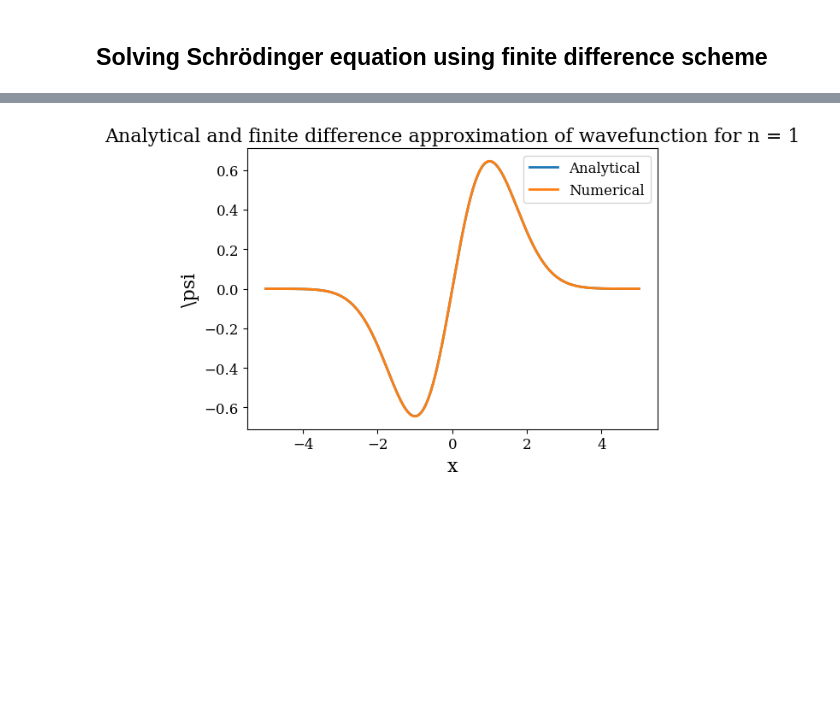
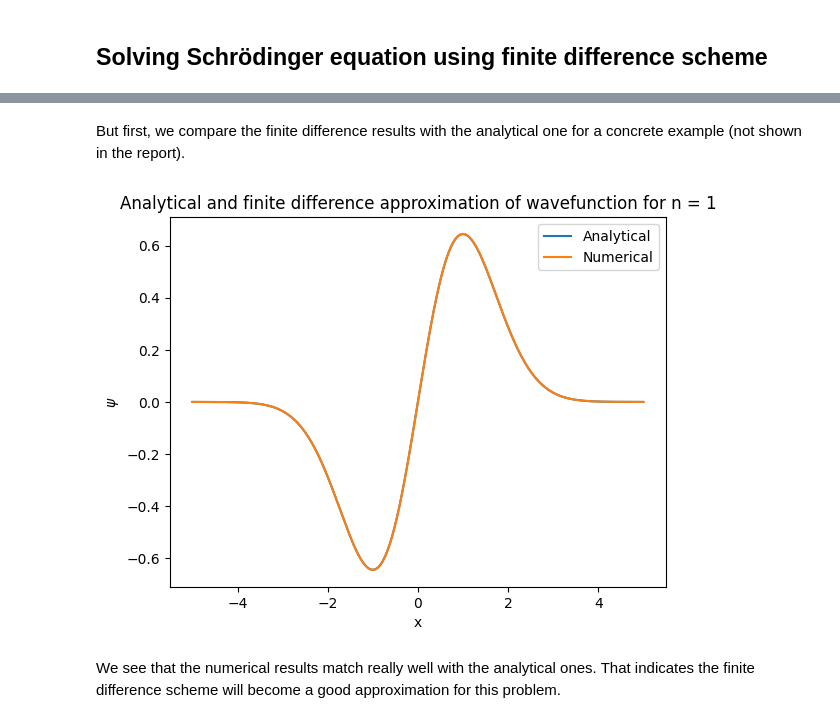
Before and after one commit to fredeco-gh/FYS-STK3155_Project3, a Jupyter notebook: src/numHO.ipynb, the cells around one changed output, grey strips where cells are left out. Drawn from its saved outputs; the diff is of its cells as text; code cells hidden in the pictures; blank space fills up the shorter version.

```diff
--- a/src/numHO.ipynb
+++ b/src/numHO.ipynb
@@ -3 +8,3 @@
+# %% [markdown]
+But first, we compare the finite difference results with the analytical one for a concrete example (not shown in the report).
 # %%
@@ -45,19 +21,21 @@ def potential(x):
 # %%
 n = 1
 L = 5
 
-E_ana = n + 0.5
+E_ana = n + 0.5  # analytical energy
 
 x = np.linspace(-L,L,401)
 
-psi_ana = solve_schrodinger(x,E_ana,potential,L)
+psi_num = solve_schrodinger(x,E_ana,L)  # numerical wavefunction for finite difference scheme
 
 plt.plot(x,psi_analytic(x,n=n),label="Analytical")
-plt.plot(x,psi_ana,label="Numerical")
+plt.plot(x,psi_num,label="Numerical")
 plt.title(f"Analytical and finite difference approximation of wavefunction for n = {n}")
 plt.xlabel("x")
-plt.ylabel(r"\psi")
+plt.ylabel(r"$\psi$")
 plt.legend()
 plt.show()
 # %% [output]
-[figure, old version]
+[figure, new version]
+# %% [markdown]
+We see that the numerical results match really well with the analytical ones. That indicates the finite difference scheme will become a good approximation for this problem.
```
Also changed, not shown: parts of 19 cells of this notebook, 19 other files.
